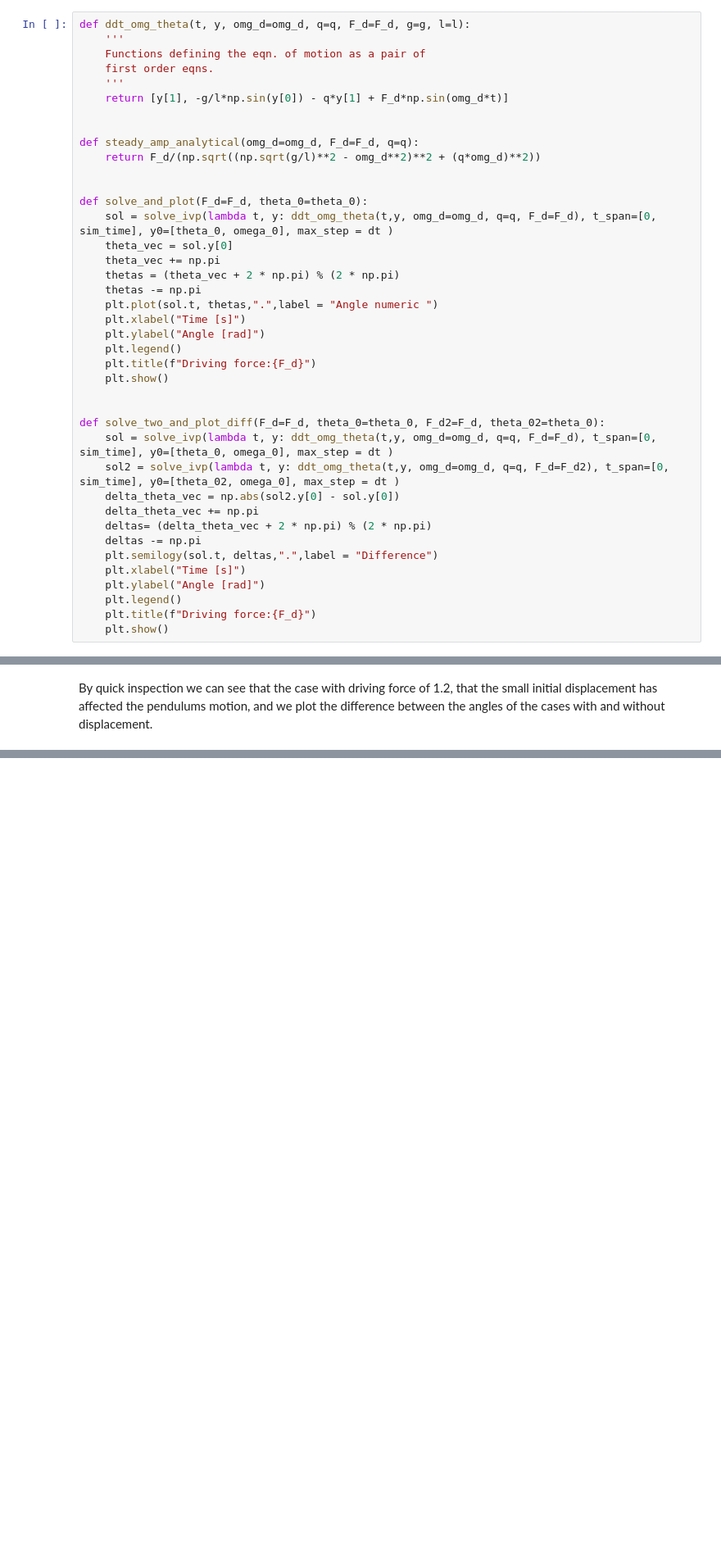
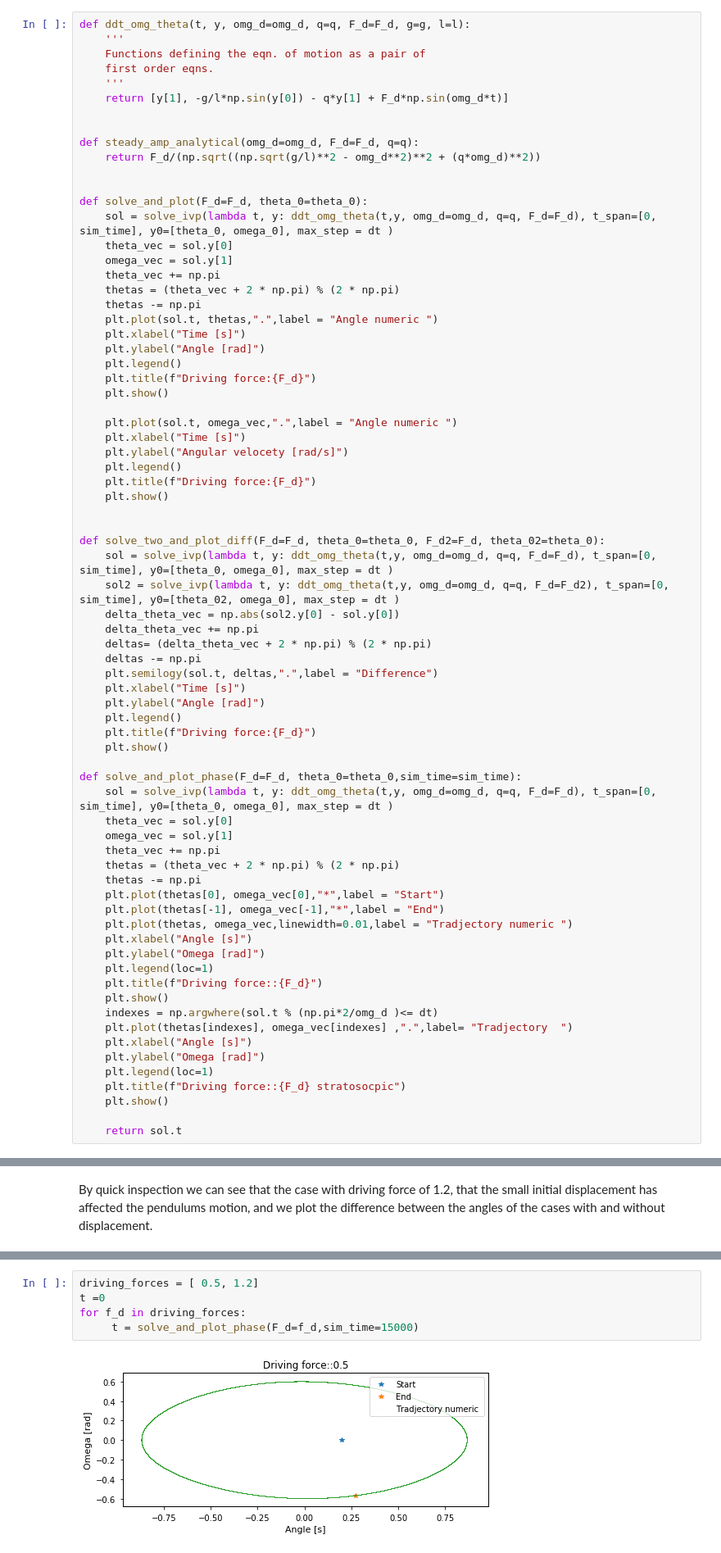
Before and after one commit to kaprests/Pendulum, a Jupyter notebook: pendulum3.ipynb, the cells around one changed output, grey strips where cells are left out. Shown at 82% size. Cells and saved outputs as stored; diff of their text form; blank space fills up the shorter version.

```diff
--- a/pendulum3.ipynb
+++ b/pendulum3.ipynb
@@ -75,12 +75,20 @@ def steady_amp_analytical(omg_d=omg_d, F_d=F_d, q=q):
 def solve_and_plot(F_d=F_d, theta_0=theta_0):
     sol = solve_ivp(lambda t, y: ddt_omg_theta(t,y, omg_d=omg_d, q=q, F_d=F_d), t_span=[0, sim_time], y0=[theta_0, omega_0], max_step = dt )
     theta_vec = sol.y[0]
+    omega_vec = sol.y[1]
     theta_vec += np.pi
     thetas = (theta_vec + 2 * np.pi) % (2 * np.pi)
     thetas -= np.pi
     plt.plot(sol.t, thetas,".",label = "Angle numeric ")
     plt.xlabel("Time [s]")
     plt.ylabel("Angle [rad]")
+    plt.legend()
+    plt.title(f"Driving force:{F_d}")
+    plt.show()
+
+    plt.plot(sol.t, omega_vec,".",label = "Angle numeric ")
+    plt.xlabel("Time [s]")
+    plt.ylabel("Angular velocety [rad/s]")
     plt.legend()
     plt.title(f"Driving force:{F_d}")
     plt.show()
@@ -99,6 +107,31 @@ def solve_two_and_plot_diff(F_d=F_d, theta_0=theta_0, F_d2=F_d, theta_02=theta_0
     plt.legend()
     plt.title(f"Driving force:{F_d}")
     plt.show()
+
+def solve_and_plot_phase(F_d=F_d, theta_0=theta_0,sim_time=sim_time):
+    sol = solve_ivp(lambda t, y: ddt_omg_theta(t,y, omg_d=omg_d, q=q, F_d=F_d), t_span=[0, sim_time], y0=[theta_0, omega_0], max_step = dt )
+    theta_vec = sol.y[0]
+    omega_vec = sol.y[1]
+    theta_vec += np.pi
+    thetas = (theta_vec + 2 * np.pi) % (2 * np.pi)
+    thetas -= np.pi
+    plt.plot(thetas[0], omega_vec[0],"*",label = "Start")
+    plt.plot(thetas[-1], omega_vec[-1],"*",label = "End")
+    plt.plot(thetas, omega_vec,linewidth=0.01,label = "Tradjectory numeric ")
+    plt.xlabel("Angle [s]")
+    plt.ylabel("Omega [rad]")
+    plt.legend(loc=1)
+    plt.title(f"Driving force::{F_d}")
+    plt.show()
+    indexes = np.argwhere(sol.t % (np.pi*2/omg_d )<= dt)
+    plt.plot(thetas[indexes], omega_vec[indexes] ,".",label= "Tradjectory  ")
+    plt.xlabel("Angle [s]")
+    plt.ylabel("Omega [rad]")
+    plt.legend(loc=1)
+    plt.title(f"Driving force::{F_d} stratosocpic")
+    plt.show()
+
+    return sol.t
 # %% [markdown]
 Below we simulate the pendulum for 60 seconds with three different values of the driving force, and plot the angle at each timestep.
 
@@ -125,0 +174,7 @@ for F_d in driving_forces[1:]:
+# %%
+driving_forces = [ 0.5, 1.2]
+t =0
+for f_d in driving_forces:
+     t = solve_and_plot_phase(F_d=f_d,sim_time=15000)
+# %% [output]
+[figure, added]
```
Also changed, not shown: parts of 5 cells of this notebook.
